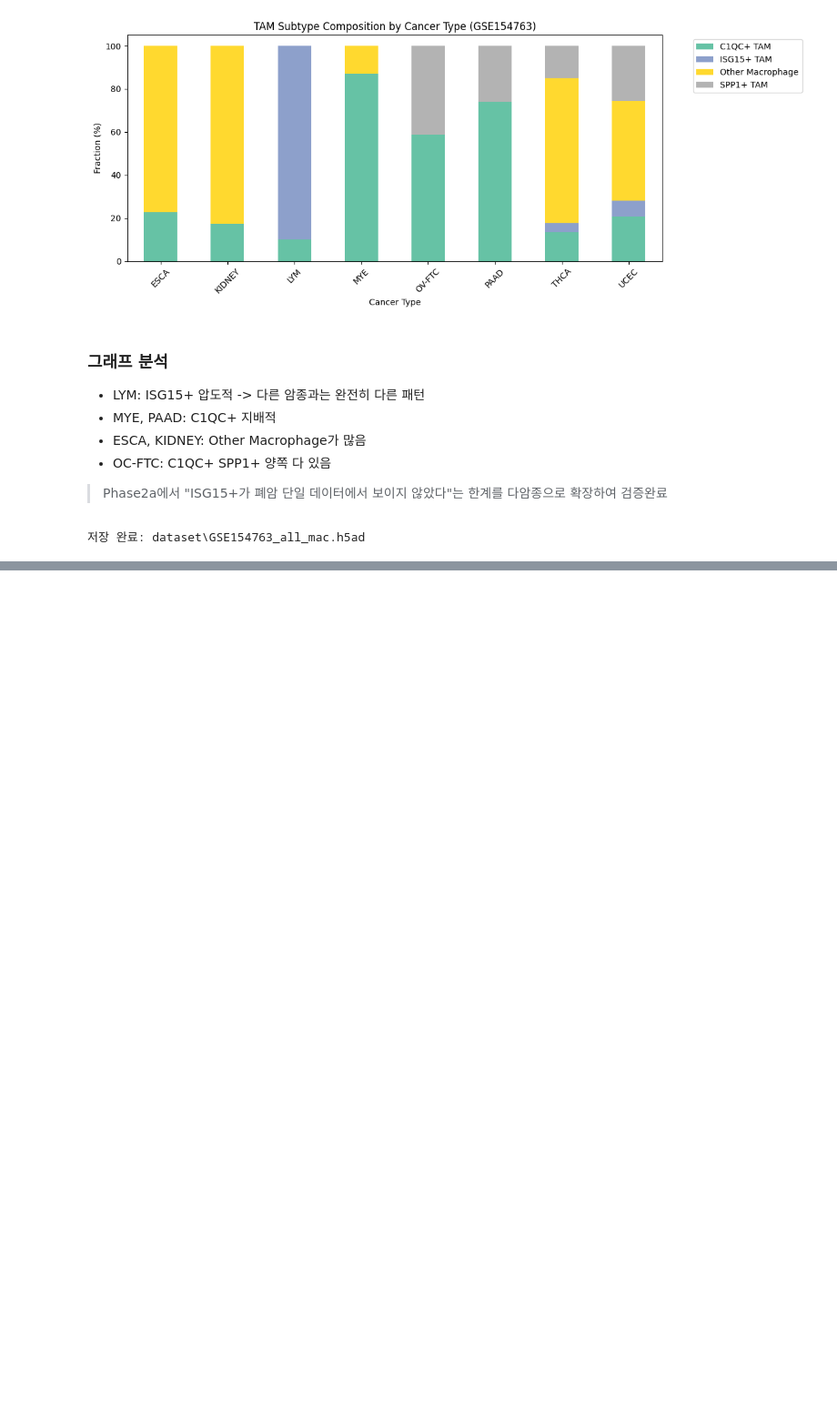
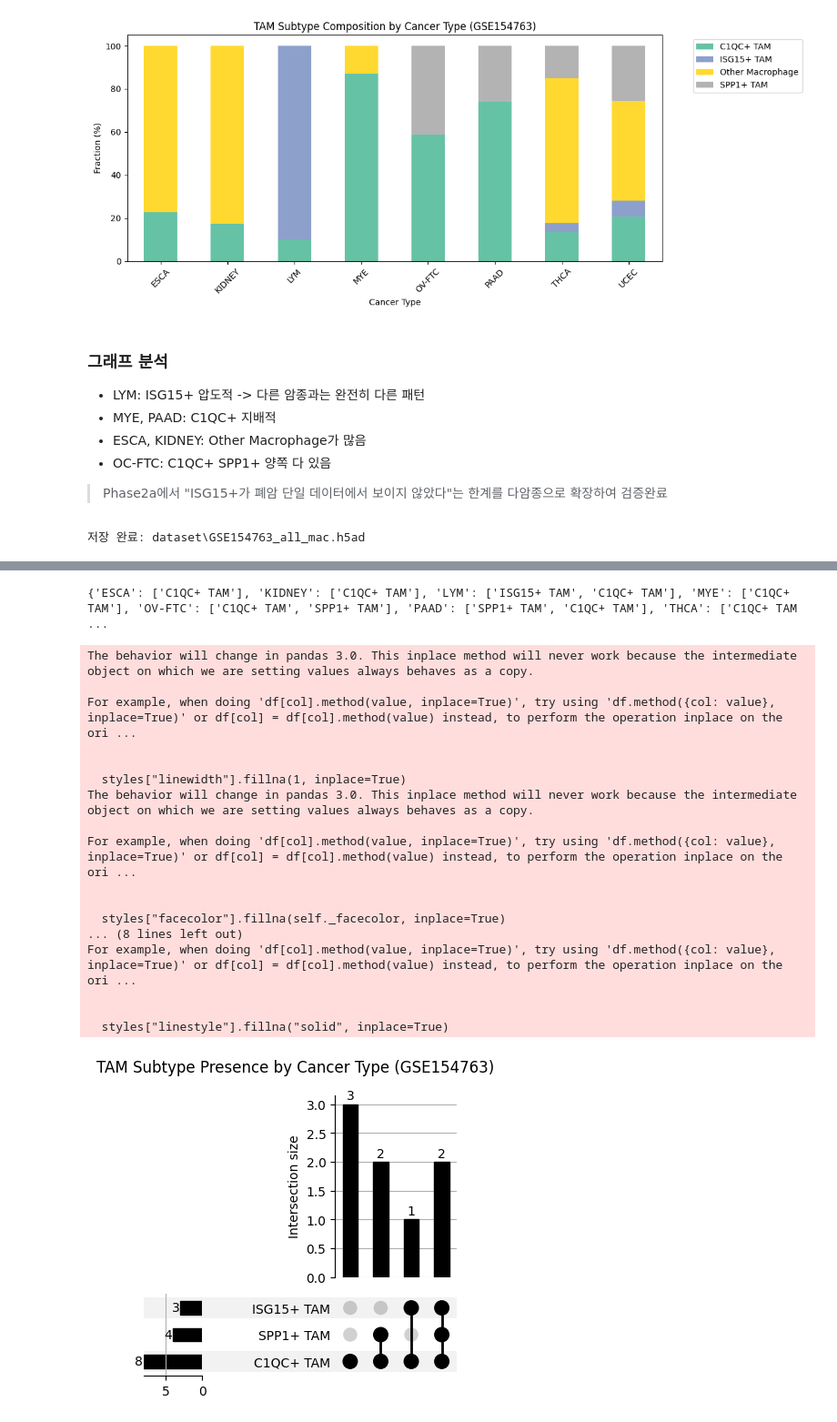
Before and after one commit to boeun02/scRNA-seq-Cancer-Immunology-Analysis, a Jupyter notebook: phase2_analysis/03_TME_composition.ipynb, the cells around one changed output, grey strips where cells are left out. Shown at 91% size. Drawn from its saved outputs; the diff is of its cells as text; code cells hidden in the pictures; blank space fills up the shorter version.

Commit message:
feat: UpSet plot add & pan-cancer TME analysis
Signed-off-by: boeun02 <qkrqhrud1118@naver.com>

```diff
--- a/phase2_analysis/03_TME_composition.ipynb
+++ b/phase2_analysis/03_TME_composition.ipynb
@@ -497,0 +505,48 @@ print(f'저장 완료: {ALL_MAC_H5AD}')
+# %%
+from upsetplot import UpSet, from_memberships
+import matplotlib.pyplot as plt
+
+adata_mac = sc.read_h5ad(ALL_MAC_H5AD)
+
+cancer_subtypes = {}
+for cancer in adata_mac.obs['cancer'].unique():
+    subset = adata_mac.obs[adata_mac.obs['cancer'] == cancer]
+    subtypes = subset['tam_subtype'].unique().tolist()
+    subtypes = [s for s in subtypes if s != 'Other Macrophage']
+    cancer_subtypes[cancer] = subtypes
+
+print(cancer_subtypes)
+# %% [output]
+{'ESCA': ['C1QC+ TAM'], 'KIDNEY': ['C1QC+ TAM'], 'LYM': ['ISG15+ TAM', 'C1QC+ TAM'], 'MYE': ['C1QC+ TAM'], 'OV-FTC': ['C1QC+ TAM', 'SPP1+ TAM'], 'PAAD': ['SPP1+ TAM', 'C1QC+ TAM'], 'THCA': ['C1QC+ TAM ...
+# %%
+from upsetplot import UpSet, from_memberships
+
+memberships = list(cancer_subtypes.values())
+labels = list(cancer_subtypes.keys())
+
+data = from_memberships(memberships, data=labels)
+
+upset = UpSet(data, subset_size='count', show_counts=True)
+upset.plot()
+plt.suptitle('TAM Subtype Presence by Cancer Type (GSE154763)')
+plt.tight_layout()
+plt.show()
+# %% [output]
+The behavior will change in pandas 3.0. This inplace method will never work because the intermediate object on which we are setting values always behaves as a copy.
+
+For example, when doing 'df[col].method(value, inplace=True)', try using 'df.method({col: value}, inplace=True)' or df[col] = df[col].method(value) instead, to perform the operation inplace on the ori ...
+
+
+  styles["linewidth"].fillna(1, inplace=True)
+The behavior will change in pandas 3.0. This inplace method will never work because the intermediate object on which we are setting values always behaves as a copy.
+
+For example, when doing 'df[col].method(value, inplace=True)', try using 'df.method({col: value}, inplace=True)' or df[col] = df[col].method(value) instead, to perform the operation inplace on the ori ...
+
+
+  styles["facecolor"].fillna(self._facecolor, inplace=True)
+... (8 lines left out)
+For example, when doing 'df[col].method(value, inplace=True)', try using 'df.method({col: value}, inplace=True)' or df[col] = df[col].method(value) instead, to perform the operation inplace on the ori ...
+
+
+  styles["linestyle"].fillna("solid", inplace=True)
+[figure, added]
```
Also changed, not shown: parts of 2 cells of this notebook, 2 other files.
